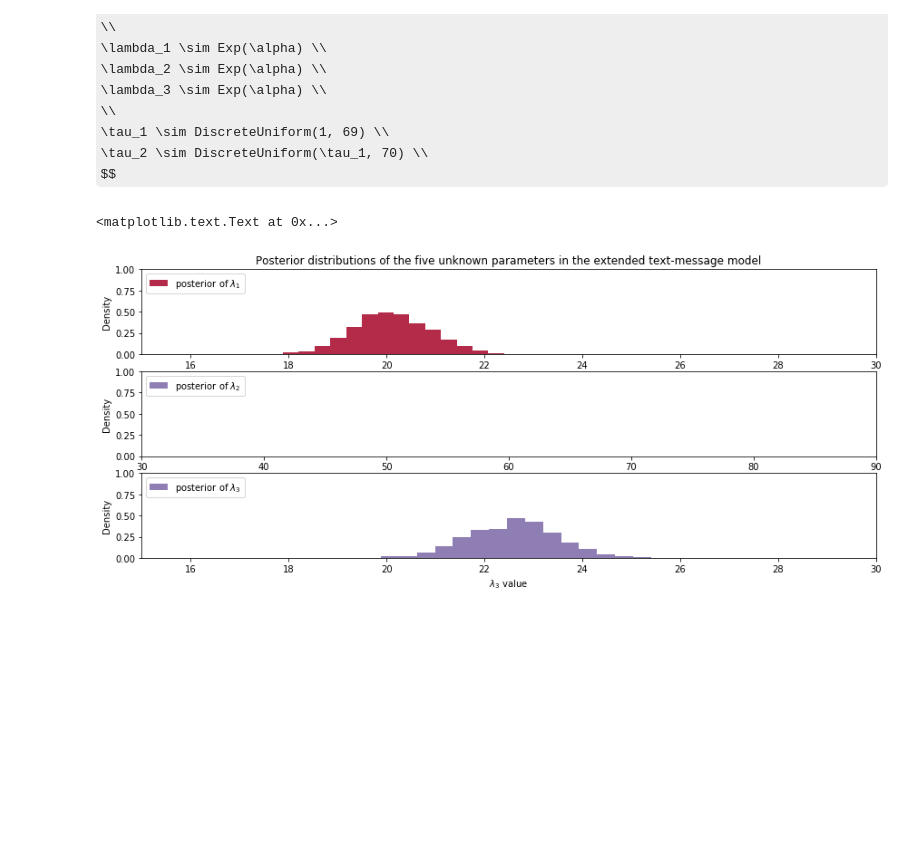
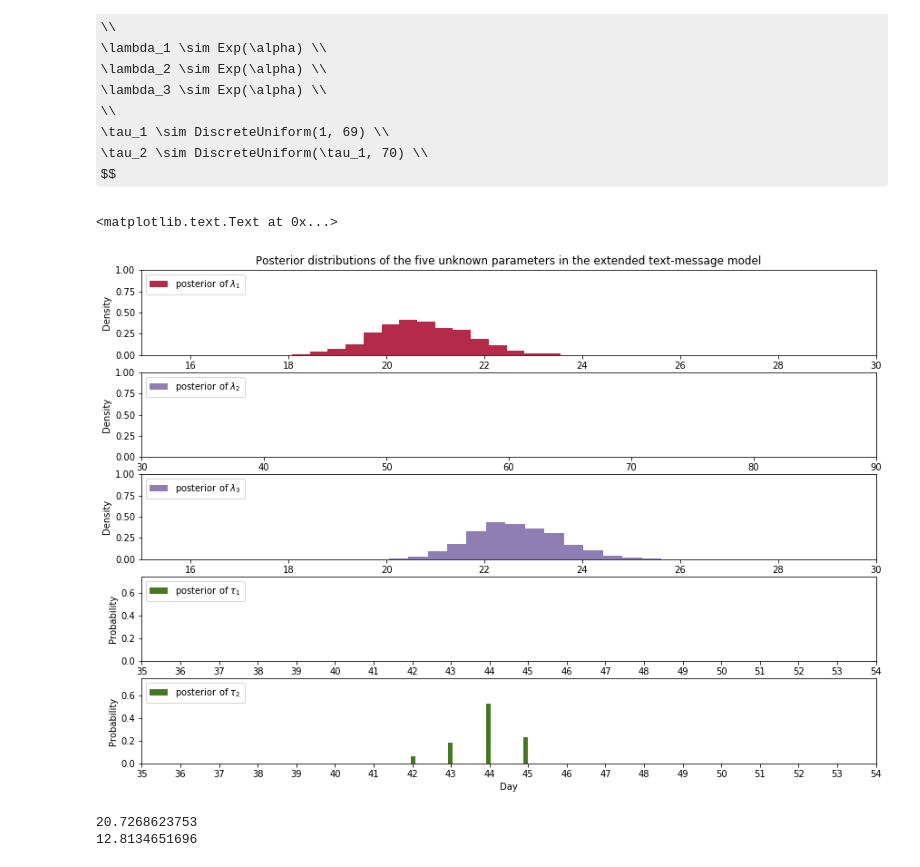
Before and after one commit to kazukousen/mcmc, a Jupyter notebook: pymc_1.ipynb, the cells around one changed output. Drawn from its saved outputs; the diff is of its cells as text; code cells hidden in the pictures; some formulas as TeX source; blank space fills up the shorter version.

```diff
--- a/pymc_1.ipynb
+++ b/pymc_1.ipynb
@@ -255,7 +255,7 @@ $$
 \tau_2 \sim DiscreteUniform(\tau_1, 70) \\
 $$
 # %%
-with pm.Model() as model:
+with pm.Model() as model2:
     alpha = 1. / count_data.mean()
 
     lambda_1 = pm.Exponential('lambda_1', alpha)
@@ -274,6 +274,6 @@ with model:
     observation = pm.Poisson('obs', lambda_, observed=count_data)
 # %%
-with model:
+with model2:
     step = pm.Metropolis()
     trace = pm.sample(10000, tune=5000,step=step)
 # %%
@@ -290,31 +290,61 @@ plt.hist(lambda_1_samples, histtype='stepfilled',
                 bins=30, alpha=0.85, color='#A60628', normed=True,
                 label='posterior of $\lambda_1$')
 plt.legend(loc='upper left')
 
 plt.title('Posterior distributions of the five unknown parameters in the extended text-message model')
 plt.xlim([15, 30])
 plt.xlabel('$\lambda_1$ value')
 plt.ylabel('Density')
 
 ax = plt.subplot(512)
 ax.set_autoscale_on(False)
 plt.hist(lambda_2_samples, histtype='stepfilled',
                 bins=30, alpha=0.85, color='#7A68A6', normed=True,
                 label='posterior of $\lambda_2$')
 plt.legend(loc='upper left')
 plt.xlim([30, 90])
 plt.xlabel('$\lambda_2$ value')
 plt.ylabel('Density')
 
 ax = plt.subplot(513)
 ax.set_autoscale_on(False)
 plt.hist(lambda_3_samples, histtype='stepfilled',
                 bins=30, alpha=0.85, color='#7A68A6', normed=True,
                 label='posterior of $\lambda_3$')
 plt.legend(loc='upper left')
 plt.xlim([15, 30])
 plt.xlabel('$\lambda_3$ value')
 plt.ylabel('Density')
+
+plt.subplot(514)
+w = 1. / tau_1_samples.shape[0] * np.ones_like(tau_1_samples)
+plt.hist(tau_1_samples, bins=len(count_data), alpha=1,
+            label=r'posterior of $\tau_1$', color='#467821',
+            weights=w, rwidth=2.)
+plt.xticks(np.arange(len(count_data)))
+plt.legend(loc='upper left')
+plt.ylim([0, .75])
+plt.xlim([35, len(count_data) - 20])
+plt.xlabel('Day')
+plt.ylabel('Probability')
+
+plt.subplot(515)
+w = 1. / tau_2_samples.shape[0] * np.ones_like(tau_2_samples)
+plt.hist(tau_2_samples, bins=len(count_data), alpha=1,
+            label=r'posterior of $\tau_2$', color='#467821',
+            weights=w, rwidth=2.)
+plt.xticks(np.arange(len(count_data)))
+plt.legend(loc='upper left')
+plt.ylim([0, .75])
+plt.xlim([35, len(count_data) - 20])
+plt.xlabel('Day')
+plt.ylabel('Probability')
 # %% [output]
 <matplotlib.text.Text at 0x...>
-[figure, old version]
+[figure, new version]
+# %%
+print(lambda_1_samples.mean())
+print(lambda_2_samples.mean())
+# %% [output]
+20.7268623753
+12.8134651696
```
Also changed, not shown: parts of 7 cells of this notebook, 2 other files.
